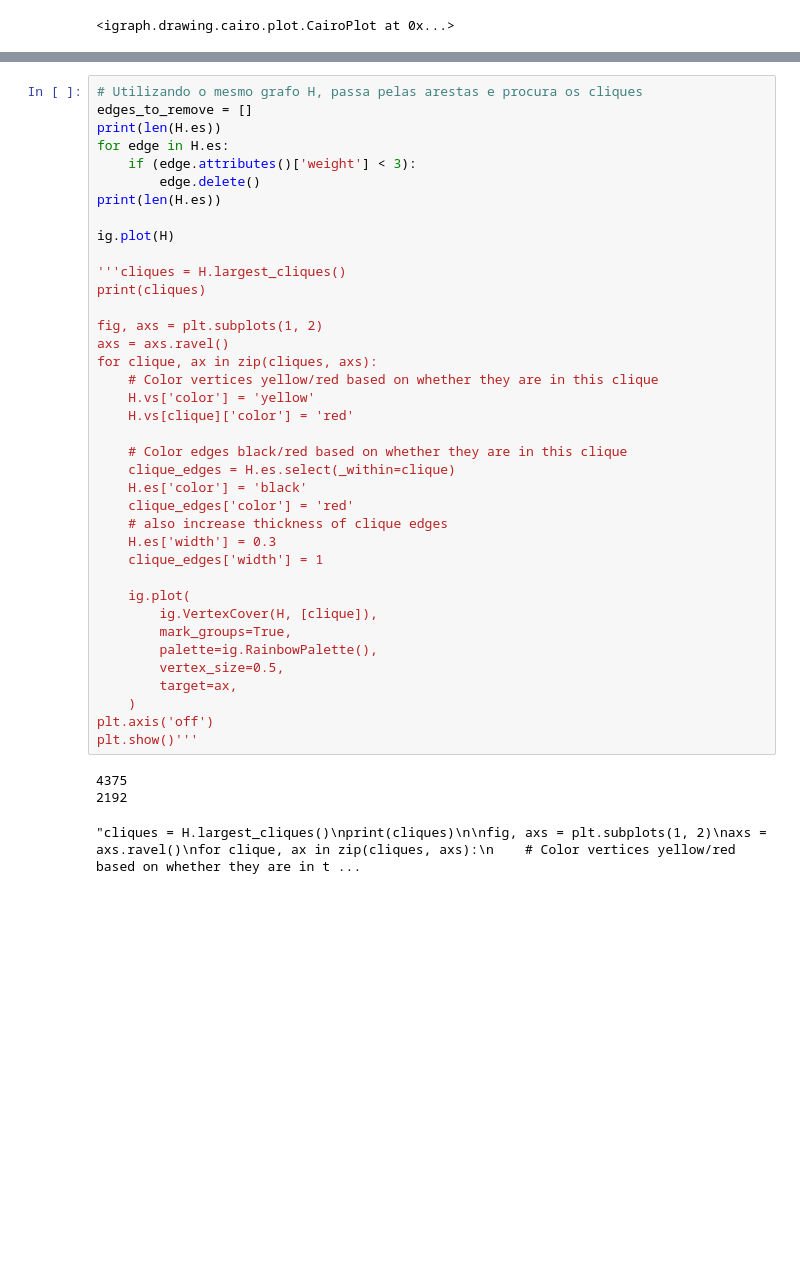
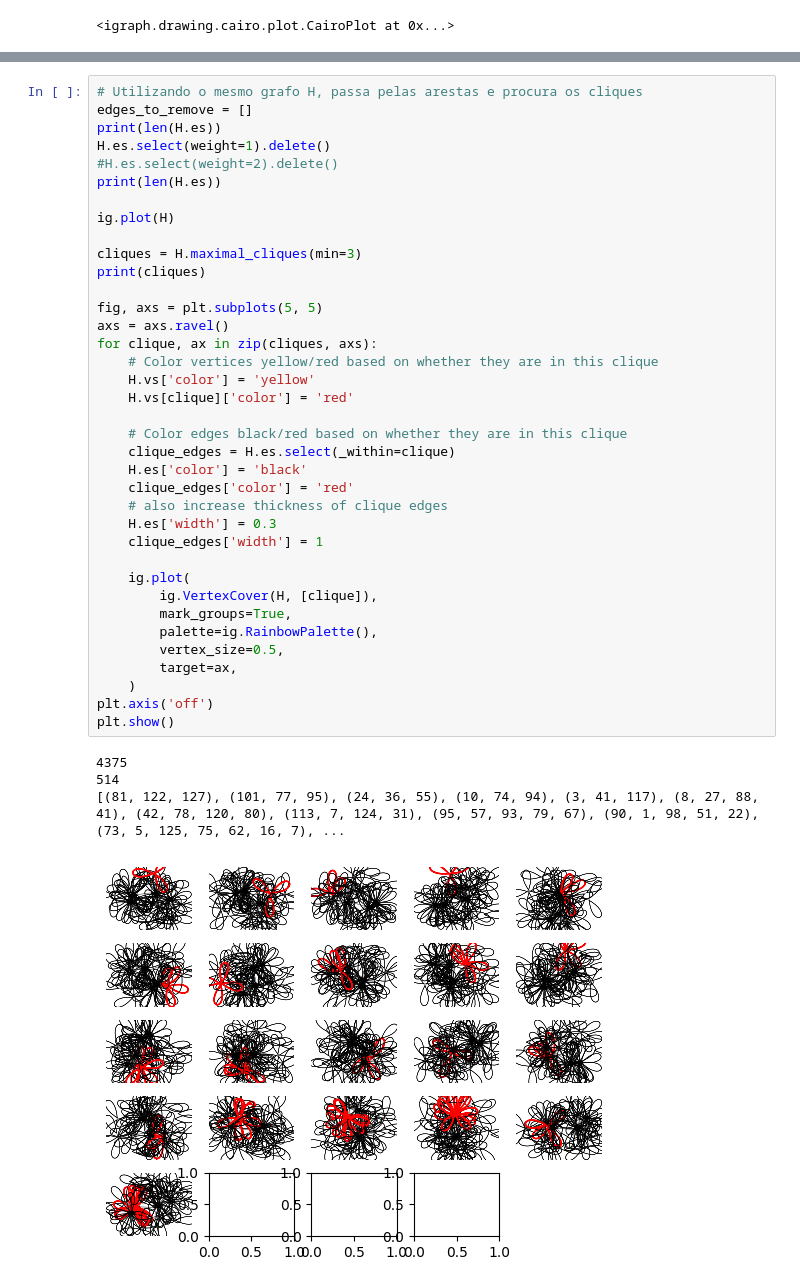
Before and after one commit to cesarvial/TCC_graphs_study, a Jupyter notebook: grafo_trilhas/grafo_trilhas.ipynb, the cells around one changed output, grey strips where cells are left out. Saved outputs shown, nothing was run; the diff lists cells and outputs as text; blank space fills up the shorter version.

Commit message:
Clique nas trilhas

```diff
--- a/grafo_trilhas/grafo_trilhas.ipynb
+++ b/grafo_trilhas/grafo_trilhas.ipynb
@@ -356,41 +324,41 @@ Trilha Banco De Dados: 3
 # Utilizando o mesmo grafo H, passa pelas arestas e procura os cliques
 edges_to_remove = []
 print(len(H.es))
-for edge in H.es:
-    if (edge.attributes()['weight'] < 3):
-        edge.delete()
+H.es.select(weight=1).delete()
+#H.es.select(weight=2).delete()
 print(len(H.es))
 
 ig.plot(H)
 
-'''cliques = H.largest_cliques()
+cliques = H.maximal_cliques(min=3)
 print(cliques)
 
-fig, axs = plt.subplots(1, 2)
+fig, axs = plt.subplots(5, 5)
 axs = axs.ravel()
 for clique, ax in zip(cliques, axs):
     # Color vertices yellow/red based on whether they are in this clique
     H.vs['color'] = 'yellow'
     H.vs[clique]['color'] = 'red'
 
     # Color edges black/red based on whether they are in this clique
     clique_edges = H.es.select(_within=clique)
     H.es['color'] = 'black'
     clique_edges['color'] = 'red'
     # also increase thickness of clique edges
     H.es['width'] = 0.3
     clique_edges['width'] = 1
 
     ig.plot(
         ig.VertexCover(H, [clique]),
         mark_groups=True,
         palette=ig.RainbowPalette(),
         vertex_size=0.5,
         target=ax,
     )
 plt.axis('off')
-plt.show()'''
+plt.show()
 # %% [output]
 4375
-2192
+514
+[(81, 122, 127), (101, 77, 95), (24, 36, 55), (10, 74, 94), (3, 41, 117), (8, 27, 88, 41), (42, 78, 120, 80), (113, 7, 124, 31), (95, 57, 93, 79, 67), (90, 1, 98, 51, 22), (73, 5, 125, 75, 62, 16, 7), ...
-"cliques = H.largest_cliques()\nprint(cliques)\n\nfig, axs = plt.subplots(1, 2)\naxs = axs.ravel()\nfor clique, ax in zip(cliques, axs):\n    # Color vertices yellow/red based on whether they are in t ...
+[figure, added]
```
Also changed, not shown: parts of 5 cells of this notebook, 2 other files.
